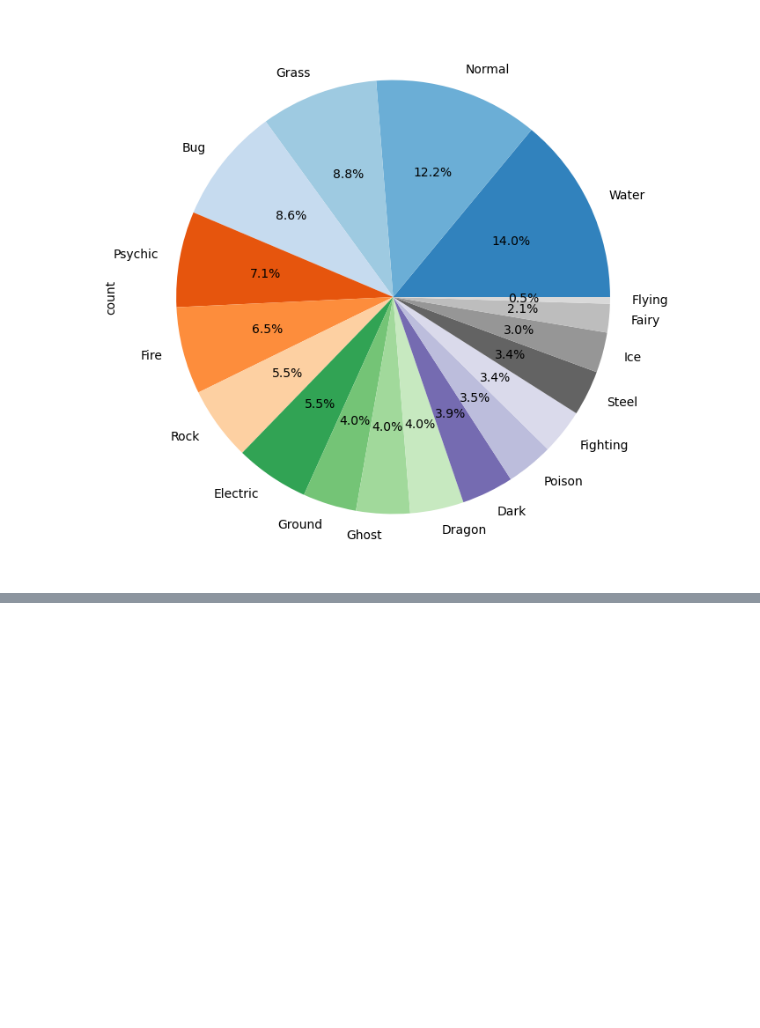
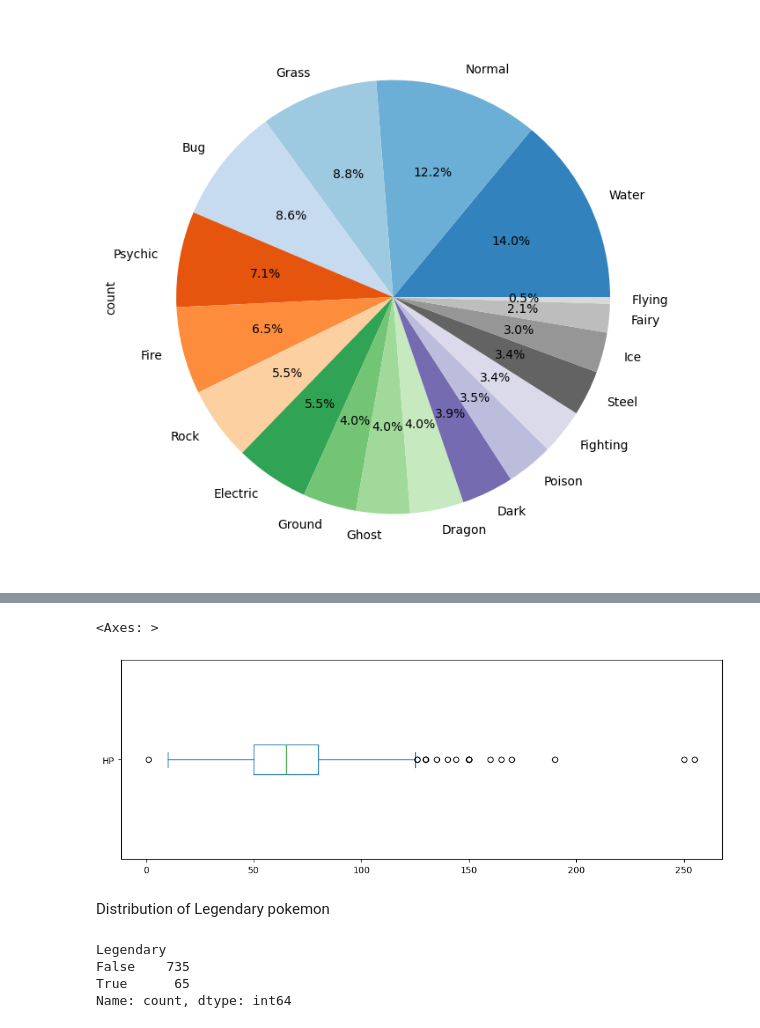
Before and after one commit to CyberWol-12/Python-Pandas-Data-Analysis-Journey, a Jupyter notebook: 01_working_with_english_word/english_word.ipynb, the cells around one changed output, grey strips where cells are left out. Drawn from its saved outputs; the diff is of its cells as text; code cells hidden in the pictures; blank space fills up the shorter version.

```diff
--- a/01_working_with_english_word/english_word.ipynb
+++ b/01_working_with_english_word/english_word.ipynb
@@ -84,0 +92,14 @@ df['Type 1'].value_counts().plot(kind='pie',autopct = '%1.1f%%',colormap='tab20c
+# %%
+df['HP'].plot(kind = 'box',vert = False,figsize = (12,4))
+# %% [output]
+<Axes: >
+[figure, added]
+# %% [markdown]
+Distribution of Legendary pokemon
+# %%
+df['Legendary'].value_counts()
+# %% [output]
+Legendary
+False    735
+True      65
+Name: count, dtype: int64
```
Also changed, not shown: parts of 5 cells of this notebook.
